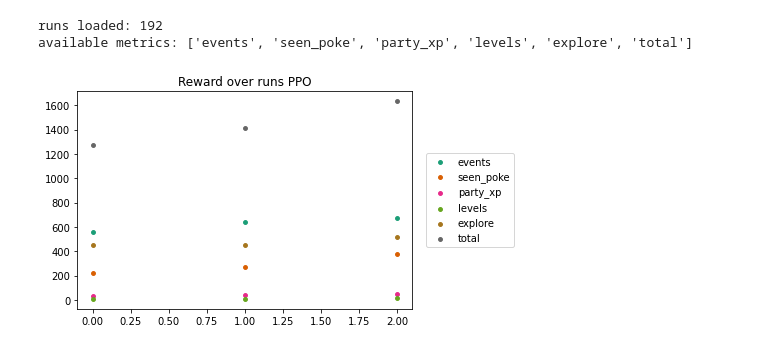
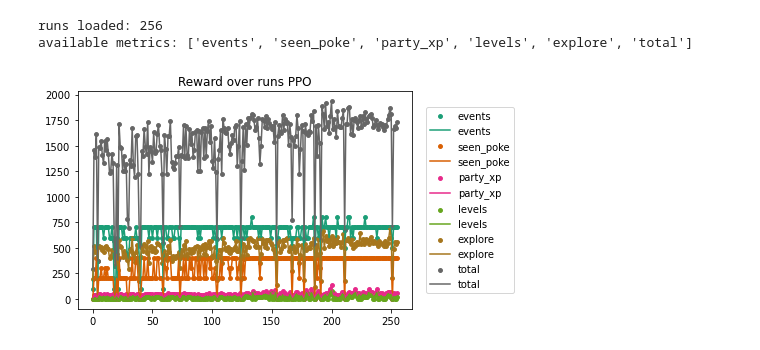
Before and after one commit to PWhiddy/PokemonRedExperiments, a Jupyter notebook: VisualizeProgress.ipynb, the cells around one changed output. Cells and saved outputs as stored; diff of their text form; code cells hidden in the pictures.

Commit message:
update plotting to connect dots (useful when averaging)

```diff
--- a/VisualizeProgress.ipynb
+++ b/VisualizeProgress.ipynb
@@ -22,14 +23,16 @@ def load_run_data(run_path):
     print(f'runs loaded: {len(all_runs)}')
     return all_runs
 # %%
-def plot_runs(all_runs, plot_line=False, use_keys=None, start=0, group_runs=1):
+def plot_runs(all_runs, use_keys=None, plot_fit=False, plot_line=False, start=0, group_runs=1):
 
     all_runs = all_runs[start:]
     x = np.arange(len(all_runs)//group_runs)
 
-    def add_plot(y, name, alpha, size, plot_line):
+    def add_plot(y, name, alpha, size, plot_line, plot_fit):
         plt.scatter(x, y, alpha=alpha, s=size, label=name)
         if plot_line:
+            plt.plot(x, y, alpha=alpha, label=name)
+        if plot_fit:
             regr = linear_model.LinearRegression()
             # Optimize linear model
             regr.fit(x.reshape(-1, 1), y.reshape(-1, 1))
@@ -60,7 +63,7 @@ def plot_runs(all_runs, plot_line=False, use_keys=None, start=0, group_runs=1):
 
     for i, m in enumerate(use_keys):
         add_plot(
-            np.array(metrics[m]), m, 1.0, 15.0, plot_line
+            np.array(metrics[m]), m, 1.0, 15.0, plot_line, plot_fit
         )
 
     plt.title('Reward over runs PPO')
@@ -68,13 +71,14 @@ def plot_runs(all_runs, plot_line=False, use_keys=None, start=0, group_runs=1):
     plt.show()
 # %%
 plot_runs(
-    load_run_data('baselines/session_eb0108d3'),
+    load_run_data('baselines/session_f5de4739'),
     use_keys=None,
-    plot_line=False,
+    plot_line=True,
+    plot_fit=False,
     start=0,
-    group_runs=64
+    group_runs=1
 )
 # %% [output]
-runs loaded: 192
+runs loaded: 256
 available metrics: ['events', 'seen_poke', 'party_xp', 'levels', 'explore', 'total']
-[figure, old version]
+[figure, new version]
```
Also changed, not shown: parts of 1 cell of this notebook.
